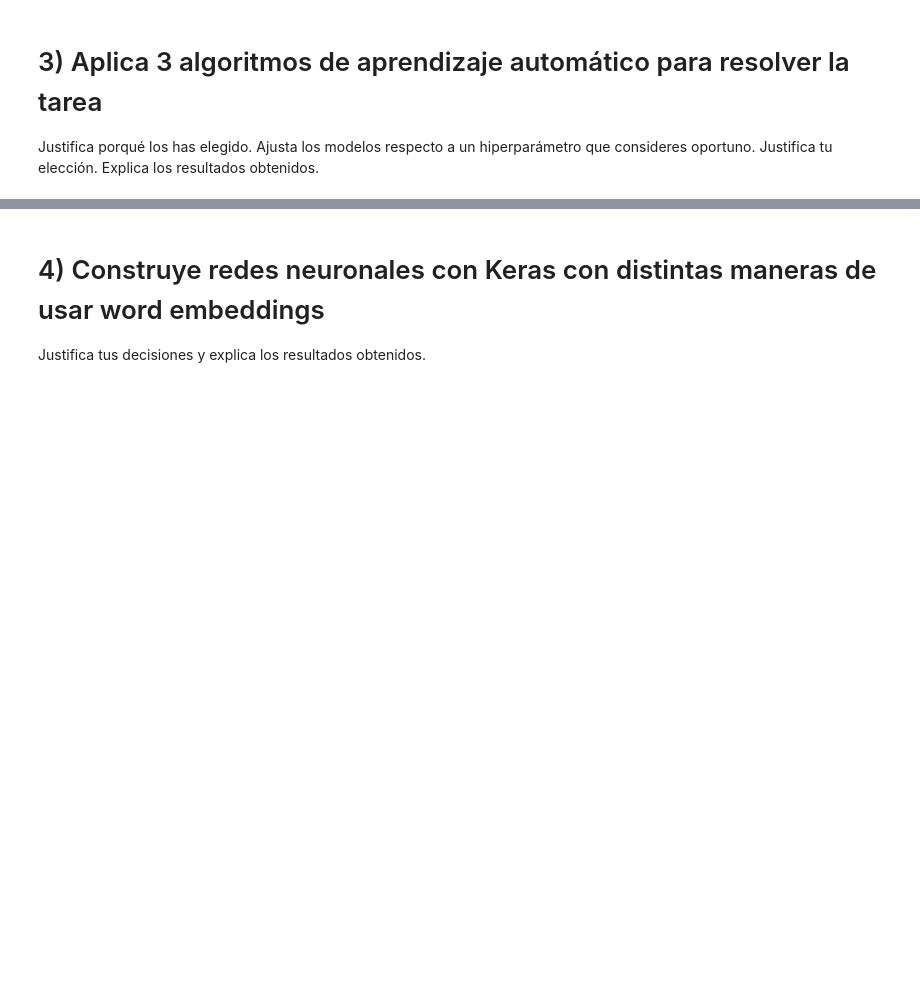
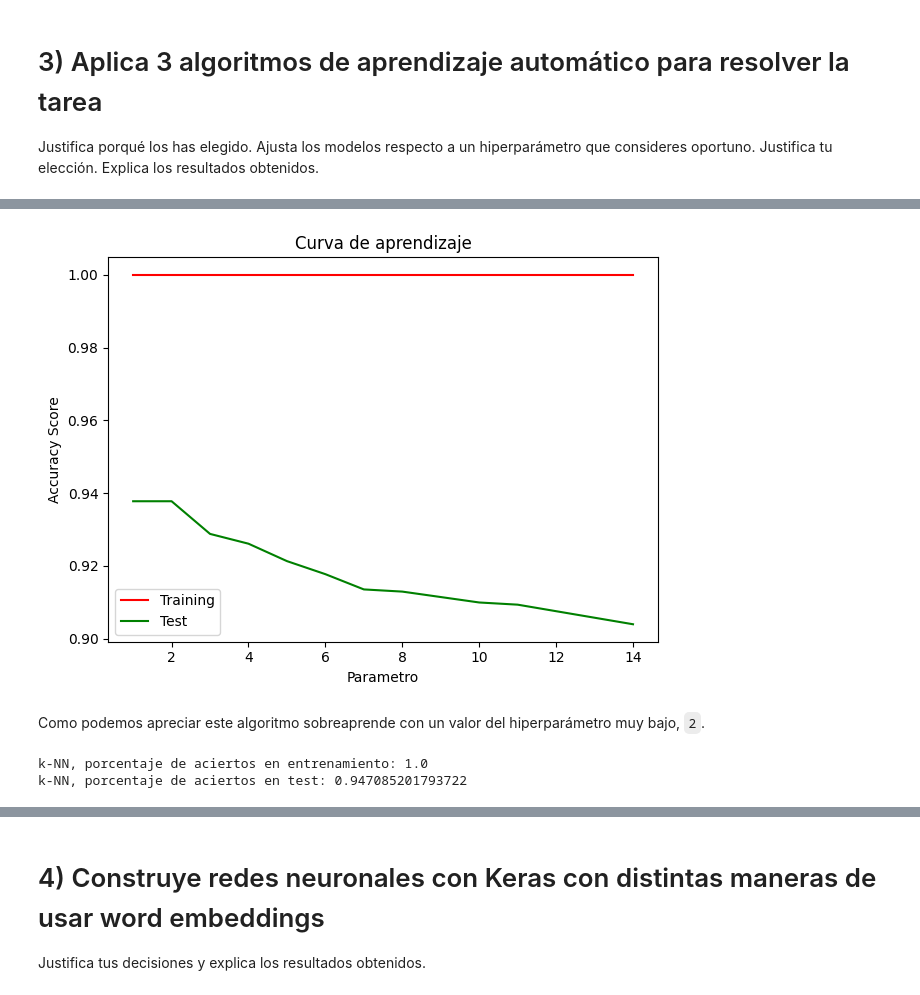
Before and after one commit to MarioCalvarro/practicasIA, a Jupyter notebook: P4GrupoE.ipynb, the cells around one changed output, grey strips where cells are left out. Cells and saved outputs as stored; diff of their text form; code cells hidden in the pictures; blank space fills up the shorter version.

```diff
--- a/P4GrupoE.ipynb
+++ b/P4GrupoE.ipynb
@@ -232,0 +283,43 @@ Explica los resultados obtenidos.
+# %%
+import matplotlib.pyplot as plt
+from sklearn.neighbors import KNeighborsClassifier
+from sklearn.model_selection import cross_validate
+
+train_accuracy = []
+test_accuracy = []
+
+# Entrenamos y validamos varios algoritmos con distinto número de vecinos
+num_vec = range(1, 15)
+for nv in num_vec:
+    clf = KNeighborsClassifier(n_neighbors=nv, weights='distance')
+    scores = cross_validate(clf, train_preprocessed, train_df['v1'].values, scoring='accuracy', cv=10, return_train_score=True)
+
+    train_accuracy.append(np.mean(scores['train_score']))
+    test_accuracy.append(np.mean(scores['test_score']))
+
+
+# Draw lines
+plt.plot(num_vec, train_accuracy, color="r",  label="Training")
+plt.plot(num_vec, test_accuracy, color="g", label="Test")
+
+# Create plot
+plt.title("Curva de aprendizaje")
+plt.xlabel("Parametro"), plt.ylabel("Accuracy Score"), plt.legend(loc="best")
+plt.tight_layout()
+plt.show()
+# %% [output]
+[figure, added]
+# %% [markdown]
+Como podemos apreciar este algoritmo sobreaprende con un valor del hiperparámetro muy bajo, `2`.
+# %%
+knn_classifier = KNeighborsClassifier(n_neighbors=2, weights='distance')
+knn_classifier.fit(train_preprocessed, train_df['v1'].values)
+
+knn_train_predictions = knn_classifier.predict(train_preprocessed)
+knn_test_predictions = knn_classifier.predict(test_preprocessed)
+
+print("k-NN, porcentaje de aciertos en entrenamiento:", np.mean(knn_train_predictions == train_df['v1'].values))
+print("k-NN, porcentaje de aciertos en test:", np.mean(knn_test_predictions == test_df['v1'].values))
+# %% [output]
+k-NN, porcentaje de aciertos en entrenamiento: 1.0
+k-NN, porcentaje de aciertos en test: 0.947085201793722
```
Also changed, not shown: parts of 13 cells of this notebook.
